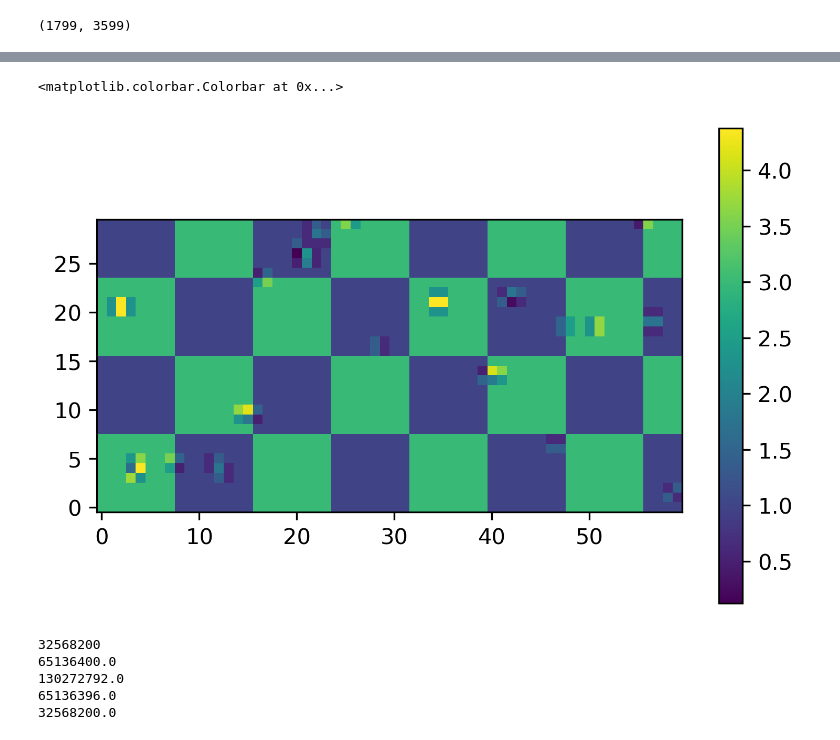
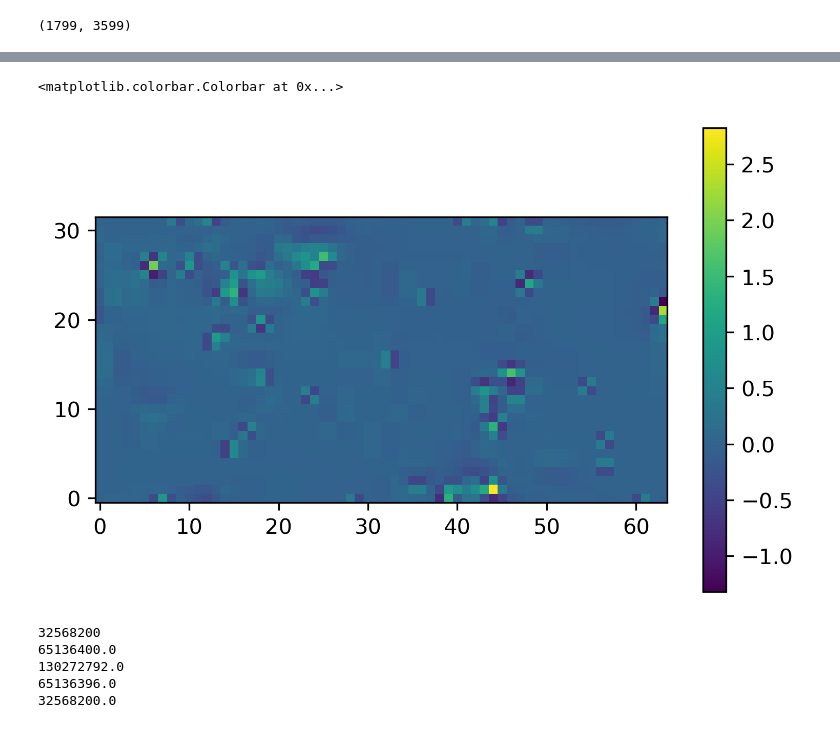
Before and after one commit to sparkofreason/fermi, a Jupyter notebook: fermi.ipynb, the cells around one changed output, grey strips where cells are left out. Saved outputs shown, nothing was run; the diff lists cells and outputs as text; code cells hidden in the pictures.

```diff
--- a/fermi.ipynb
+++ b/fermi.ipynb
@@ -247,7 +260,8 @@ def delta(n, row, col):
     return arr
 # %%
-count_model = checkers(30, 8)
-count_data = numpy.vectorize(poisson.rvs)(count_model)
-a_model, hs_model, vs_model, ds_model = haar(count_model)
+count_model = checkers(32, 7)*0 + 1
+count_data = numpy.vectorize(poisson.rvs)(count_model + 0)
+a_model, hs_model, vs_model, ds_model = haar(count_model, 5)
+a_data, hs_data, vs_data, ds_data = haar(count_data, 5)
 # %%
-a, hs, vs, ds = haar_threshold(count_data, count_model, 0.01, 5)
+a, hs, vs, ds = haar_threshold(count_data, count_model, 0.1)
@@ -272,10 +291,11 @@ i 0
 # %%
-foo = plt.imshow(count_rec, origin='lower')
+foo = plt.imshow(numpy.subtract(count_rec, count_model), origin='lower')
+#foo = plt.imshow(count_rec, origin='lower')
 plt.colorbar(foo)
-#plt.plot(numpy.subtract(count_data.astype(float), count_rec)[0, :])
+#plt.plot(numpy.subtract(count_data, count_rec)[0, :])
 # %% [output]
 <matplotlib.colorbar.Colorbar at 0x...>
-[figure, old version]
+[figure, new version]
 # %%
 del a, hs, vs, ds
 # %%
```
Also changed, not shown: parts of 5 cells of this notebook.
